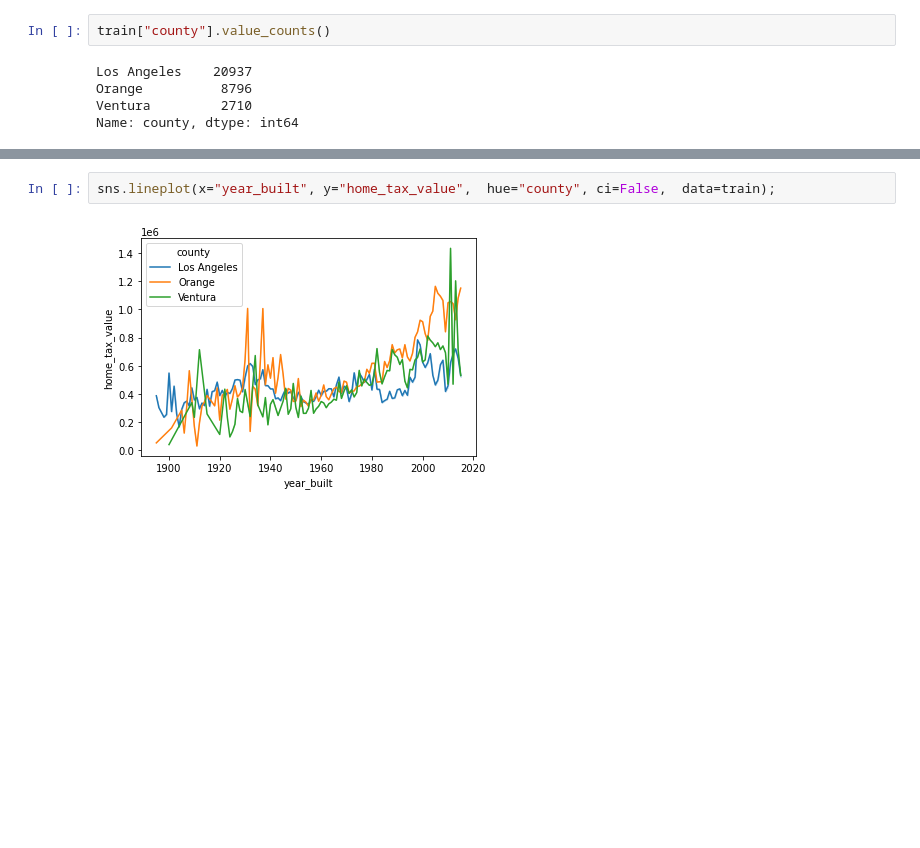
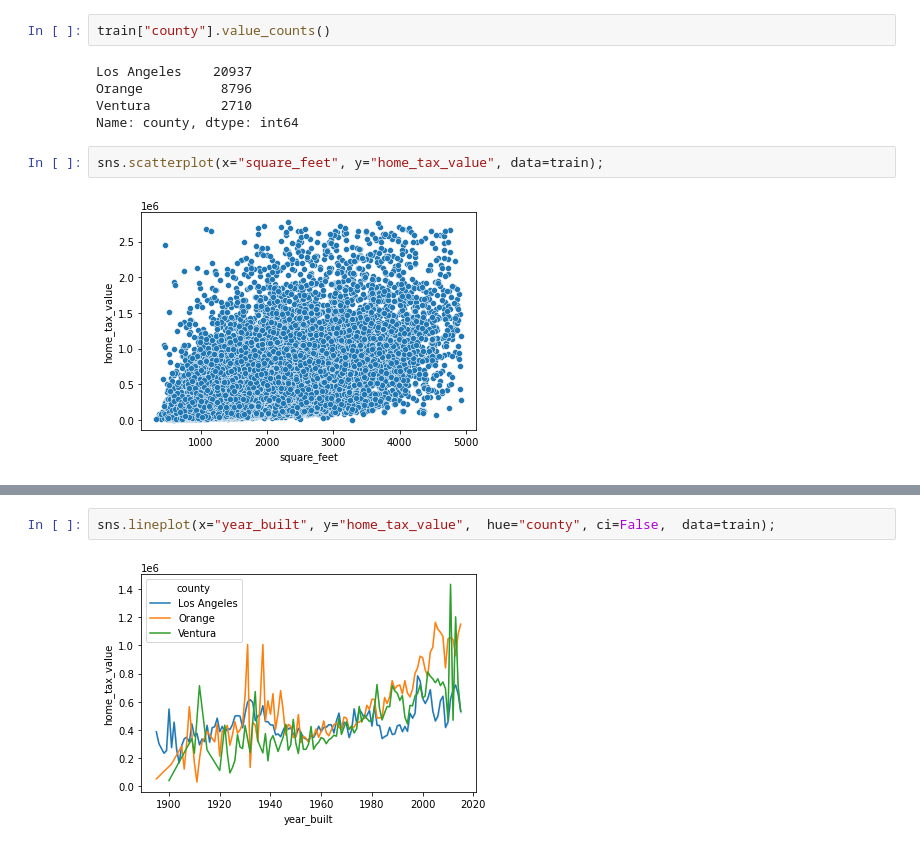
Before and after one commit to scottschmidl/zillow_housing_prices, a Jupyter notebook: explore.ipynb, the cells around one changed output, grey strips where cells are left out. Saved outputs shown, nothing was run; the diff lists cells and outputs as text; blank space fills up the shorter version.

```diff
--- a/explore.ipynb
+++ b/explore.ipynb
@@ -28,4 +28,8 @@ Los Angeles    20937
 Orange          8796
 Ventura         2710
 Name: county, dtype: int64
+# %%
+sns.scatterplot(x="square_feet", y="home_tax_value", data=train);
+# %% [output]
+[figure, added]
 # %%
```
Also changed, not shown: parts of 3 cells of this notebook, 1 other file.
